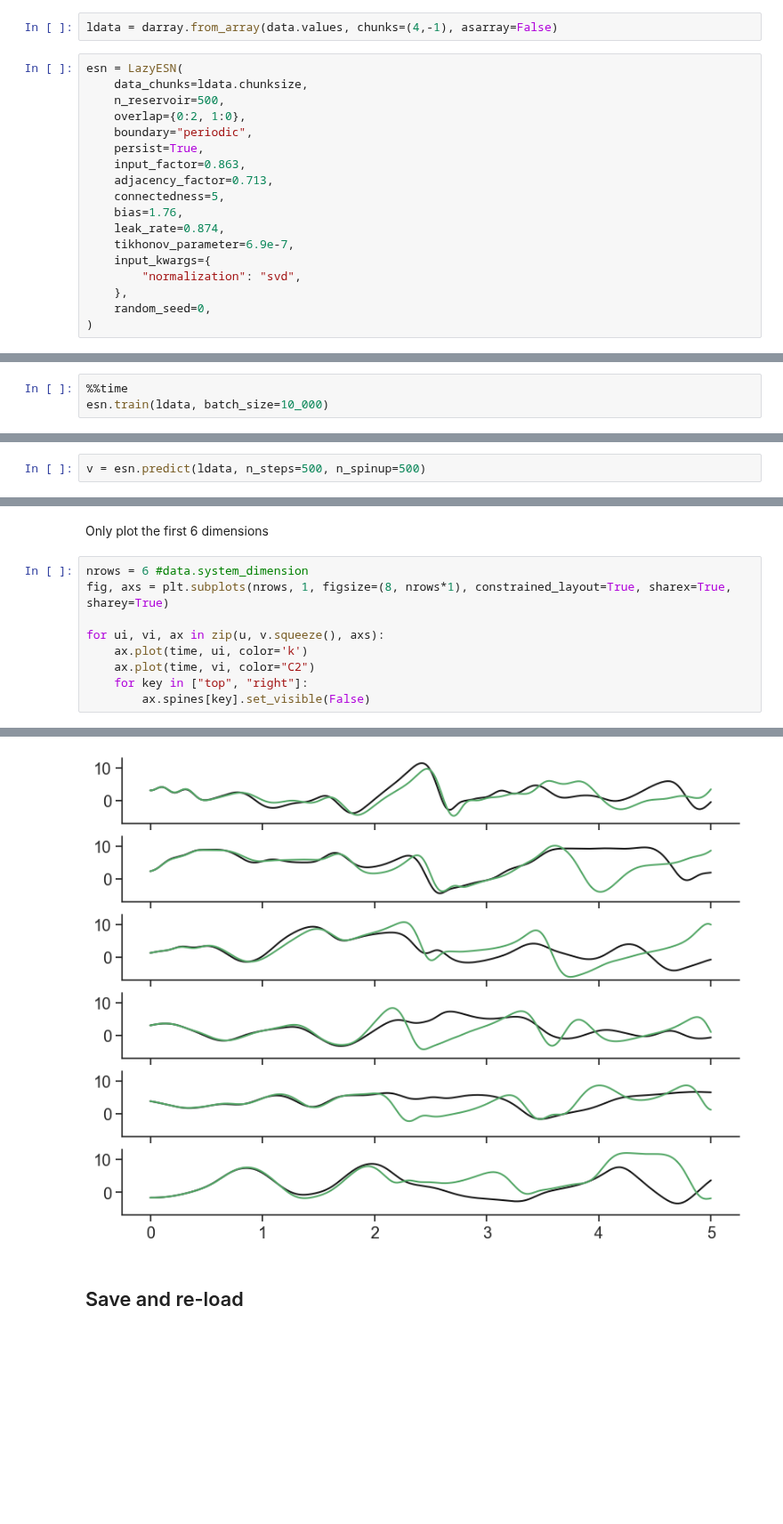
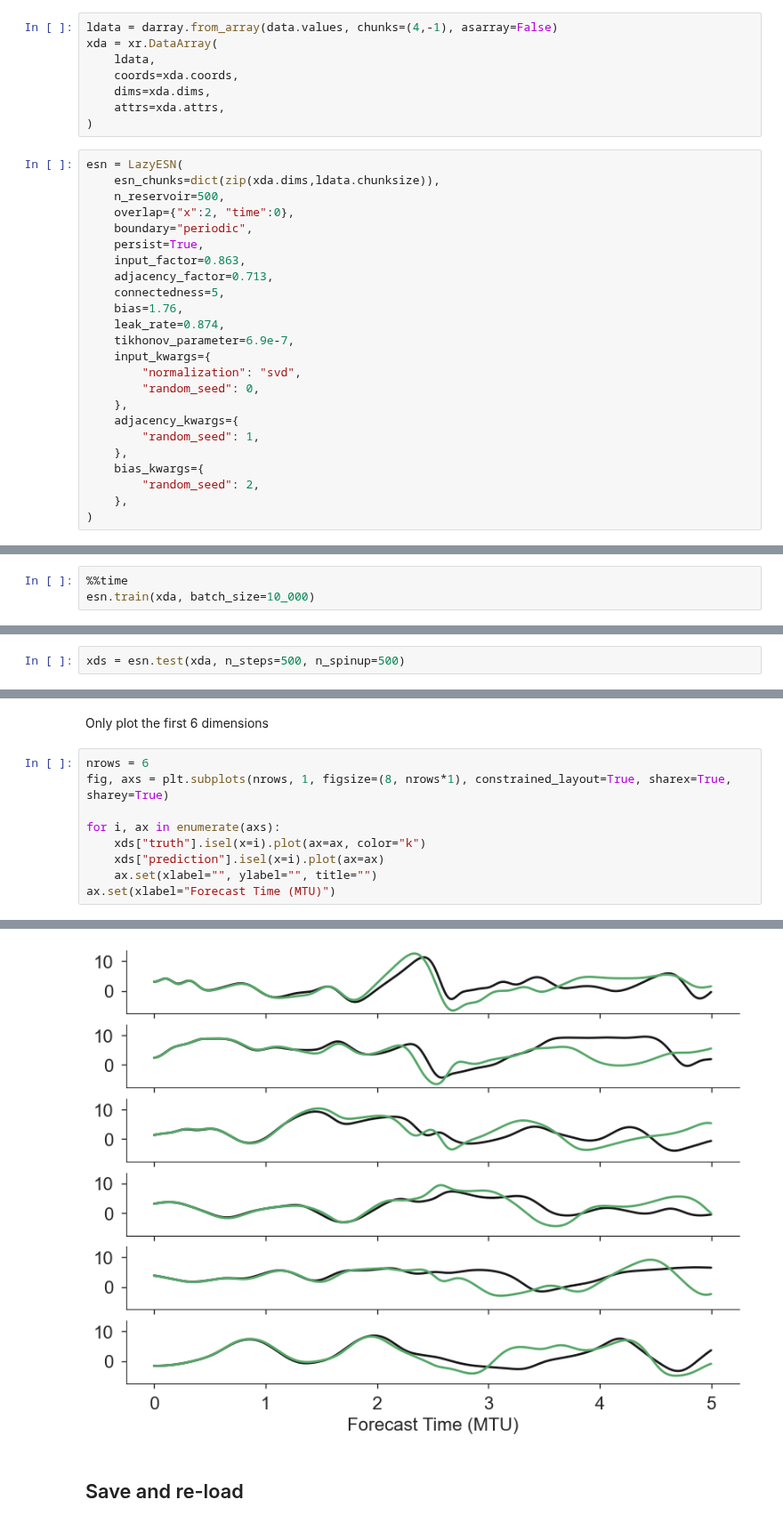
Before and after one commit to timothyas/xesn, a Jupyter notebook: docs/source/notebooks/lazy_usage.ipynb, the cells around one changed output, grey strips where cells are left out. Shown at 89% size. Cells and saved outputs as stored; diff of their text form; blank space fills up the shorter version.

```diff
--- a/docs/source/notebooks/lazy_usage.ipynb
+++ b/docs/source/notebooks/lazy_usage.ipynb
@@ -18,10 +23,16 @@ data.generate(n_steps=42_000)
 # %%
 ldata = darray.from_array(data.values, chunks=(4,-1), asarray=False)
+xda = xr.DataArray(
+    ldata,
+    coords=xda.coords,
+    dims=xda.dims,
+    attrs=xda.attrs,
+)
 # %%
 esn = LazyESN(
-    data_chunks=ldata.chunksize,
+    esn_chunks=dict(zip(xda.dims,ldata.chunksize)),
     n_reservoir=500,
-    overlap={0:2, 1:0},
+    overlap={"x":2, "time":0},
     boundary="periodic",
     persist=True,
     input_factor=0.863,
@@ -32,8 +43,14 @@ esn = LazyESN(
     tikhonov_parameter=6.9e-7,
     input_kwargs={
         "normalization": "svd",
+        "random_seed": 0,
     },
-    random_seed=0,
+    adjacency_kwargs={
+        "random_seed": 1,
+    },
+    bias_kwargs={
+        "random_seed": 2,
+    },
 )
 # %%
 esn
@@ -59,5 +76,5 @@ ESN
 esn.build()
 # %%
 %%time
-esn.train(ldata, batch_size=10_000)
+esn.train(xda, batch_size=10_000)
 # %% [output]
@@ -68,4 +85,4 @@ esn.Wout
 # %% [output]
 | Array Chunk Bytes 250.00 kiB 15.6... |  |
 # %%
-v = esn.predict(ldata, n_steps=500, n_spinup=500)
+xds = esn.test(xda, n_steps=500, n_spinup=500)
@@ -76,12 +89,12 @@ time = data.delta_t*np.arange(v.shape[-1])
 # %% [markdown]
 Only plot the first 6 dimensions
 # %%
-nrows = 6 #data.system_dimension
+nrows = 6
 fig, axs = plt.subplots(nrows, 1, figsize=(8, nrows*1), constrained_layout=True, sharex=True, sharey=True)
 
-for ui, vi, ax in zip(u, v.squeeze(), axs):
-    ax.plot(time, ui, color='k')
-    ax.plot(time, vi, color="C2")
-    for key in ["top", "right"]:
-        ax.spines[key].set_visible(False)
+for i, ax in enumerate(axs):
+    xds["truth"].isel(x=i).plot(ax=ax, color="k")
+    xds["prediction"].isel(x=i).plot(ax=ax)
+    ax.set(xlabel="", ylabel="", title="")
+ax.set(xlabel="Forecast Time (MTU)")
 # %% [output]
@@ -88,4 +102,4 @@ for ui, vi, ax in zip(u, v.squeeze(), axs):
-[figure, old version]
+[figure, new version]
 # %% [markdown]
 ## Save and re-load
 # %%
```
Also changed, not shown: parts of 12 cells of this notebook, 1 other file.
